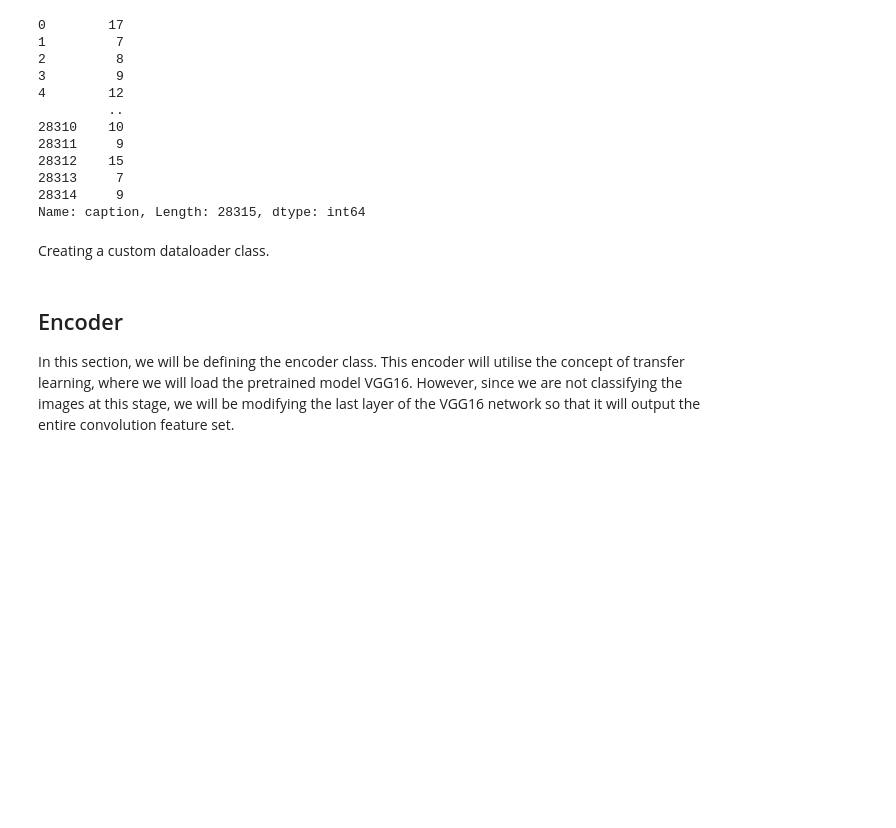
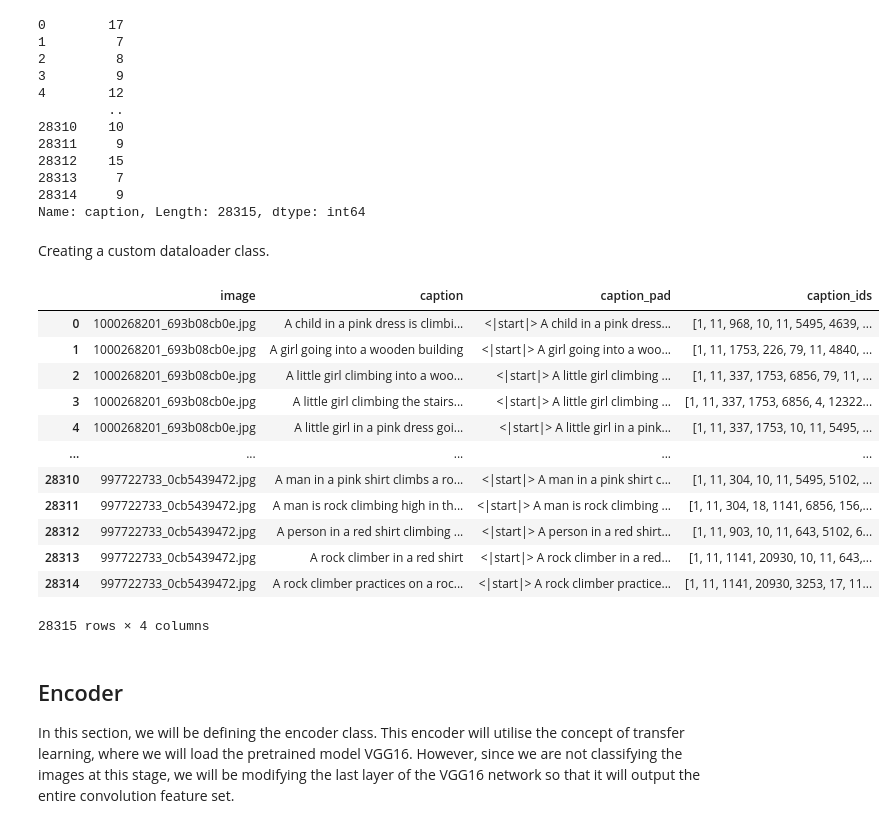
Before and after one commit to edologgerbird/image-caption-generator, a Jupyter notebook: Project_Notebook_V2_EDO.ipynb, the cells around one changed output. Cells and saved outputs as stored; diff of their text form; code cells hidden in the pictures; blank space fills up the shorter version.

```diff
--- a/Project_Notebook_V2_EDO.ipynb
+++ b/Project_Notebook_V2_EDO.ipynb
@@ -494,6 +507,22 @@ class ImageCaptionDataset(Dataset):
 
   def __len__(self):
     return self.dataset_size
+# %%
+train_captions
+# %% [output]
+|  | image | caption | caption_pad | caption_ids |
+| 0 | 1000268201_693b08cb0e.jpg | A child in a pink dress is climbi... | <|start|> A child in a pink dress... | [1, 11, 968, 10, 11, 5495, 4639, ... |
+| 1 | 1000268201_693b08cb0e.jpg | A girl going into a wooden building | <|start|> A girl going into a woo... | [1, 11, 1753, 226, 79, 11, 4840, ... |
+| 2 | 1000268201_693b08cb0e.jpg | A little girl climbing into a woo... | <|start|> A little girl climbing ... | [1, 11, 337, 1753, 6856, 79, 11, ... |
+| 3 | 1000268201_693b08cb0e.jpg | A little girl climbing the stairs... | <|start|> A little girl climbing ... | [1, 11, 337, 1753, 6856, 4, 12322... |
+| 4 | 1000268201_693b08cb0e.jpg | A little girl in a pink dress goi... | <|start|> A little girl in a pink... | [1, 11, 337, 1753, 10, 11, 5495, ... |
+| ... | ... | ... | ... | ... |
+| 28310 | 997722733_0cb5439472.jpg | A man in a pink shirt climbs a ro... | <|start|> A man in a pink shirt c... | [1, 11, 304, 10, 11, 5495, 5102, ... |
+| 28311 | 997722733_0cb5439472.jpg | A man is rock climbing high in th... | <|start|> A man is rock climbing ... | [1, 11, 304, 18, 1141, 6856, 156,... |
+| 28312 | 997722733_0cb5439472.jpg | A person in a red shirt climbing ... | <|start|> A person in a red shirt... | [1, 11, 903, 10, 11, 643, 5102, 6... |
+| 28313 | 997722733_0cb5439472.jpg | A rock climber in a red shirt | <|start|> A rock climber in a red... | [1, 11, 1141, 20930, 10, 11, 643,... |
+| 28314 | 997722733_0cb5439472.jpg | A rock climber practices on a roc... | <|start|> A rock climber practice... | [1, 11, 1141, 20930, 3253, 17, 11... |
+28315 rows × 4 columns
 # %%
 normalize = transforms.Normalize(mean=[0.485, 0.456, 0.406], std=[0.229, 0.224, 0.225]) # Mean and Std of ImageNet Channels
 
```
Also changed, not shown: parts of 36 cells of this notebook.
